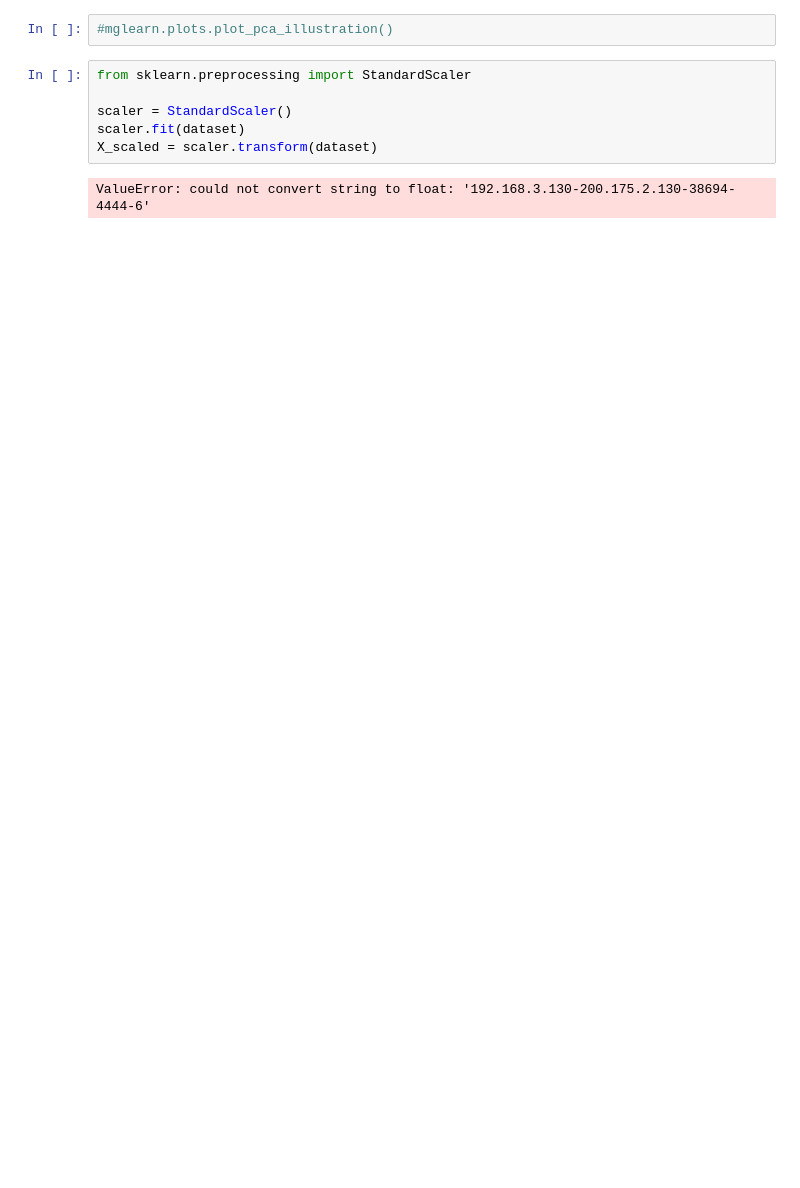
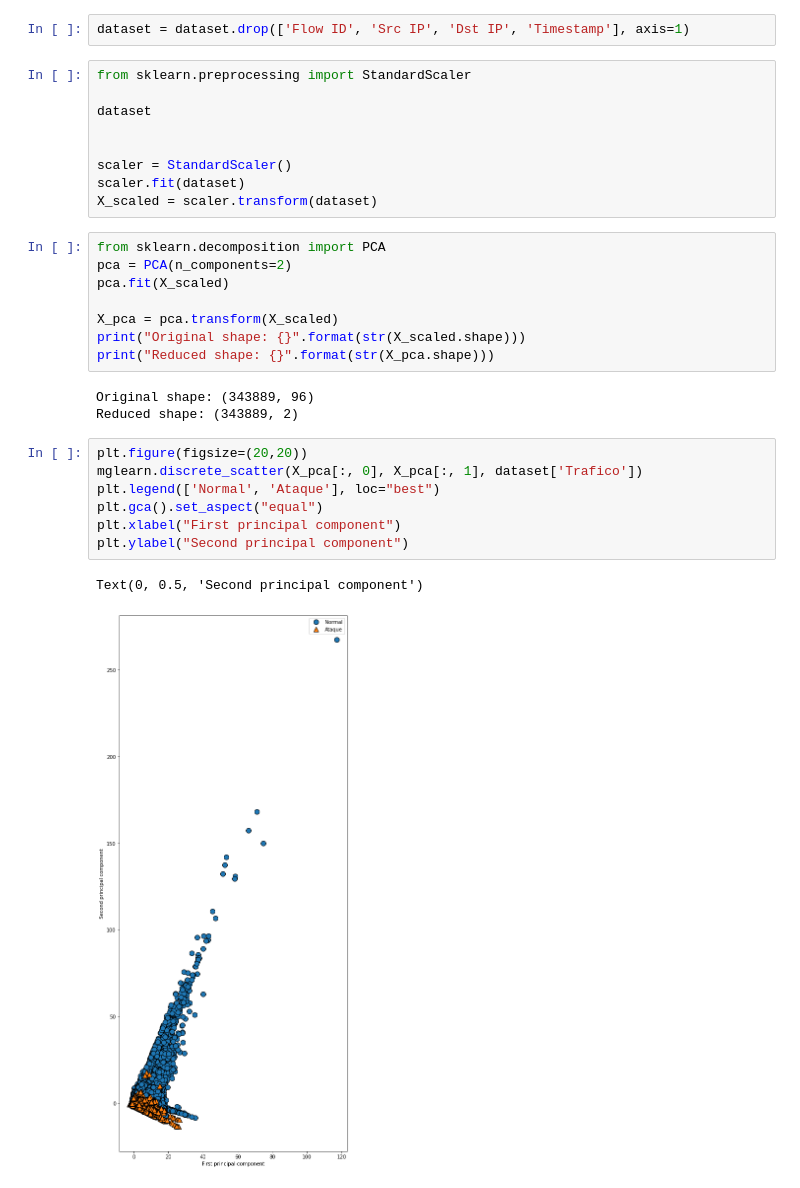
Before and after one commit to LuisPradaConde/TFG, a Jupyter notebook: Codigo.ipynb, the cells around one changed output. Saved outputs shown, nothing was run; the diff lists cells and outputs as text; blank space fills up the shorter version.

```diff
--- a/Codigo.ipynb
+++ b/Codigo.ipynb
@@ -38,10 +75,32 @@ MemoryError: Unable to allocate 51.4 GiB for an array with shape (234971, 234971
-# %%
-#mglearn.plots.plot_pca_illustration()
+# %%
+dataset = dataset.drop(['Flow ID', 'Src IP', 'Dst IP', 'Timestamp'], axis=1)
 # %%
 from sklearn.preprocessing import StandardScaler
+
+dataset
+
 
 scaler = StandardScaler()
 scaler.fit(dataset)
 X_scaled = scaler.transform(dataset)
-# %% [output]
-ValueError: could not convert string to float: '192.168.3.130-200.175.2.130-38694-4444-6'
+# %%
+from sklearn.decomposition import PCA
+pca = PCA(n_components=2)
+pca.fit(X_scaled)
+
+X_pca = pca.transform(X_scaled)
+print("Original shape: {}".format(str(X_scaled.shape)))
+print("Reduced shape: {}".format(str(X_pca.shape)))
+# %% [output]
+Original shape: (343889, 96)
+Reduced shape: (343889, 2)
+# %%
+plt.figure(figsize=(20,20))
+mglearn.discrete_scatter(X_pca[:, 0], X_pca[:, 1], dataset['Trafico'])
+plt.legend(['Normal', 'Ataque'], loc="best")
+plt.gca().set_aspect("equal")
+plt.xlabel("First principal component")
+plt.ylabel("Second principal component")
+# %% [output]
+Text(0, 0.5, 'Second principal component')
+[figure, added]
```
Also changed, not shown: parts of 8 cells of this notebook.
